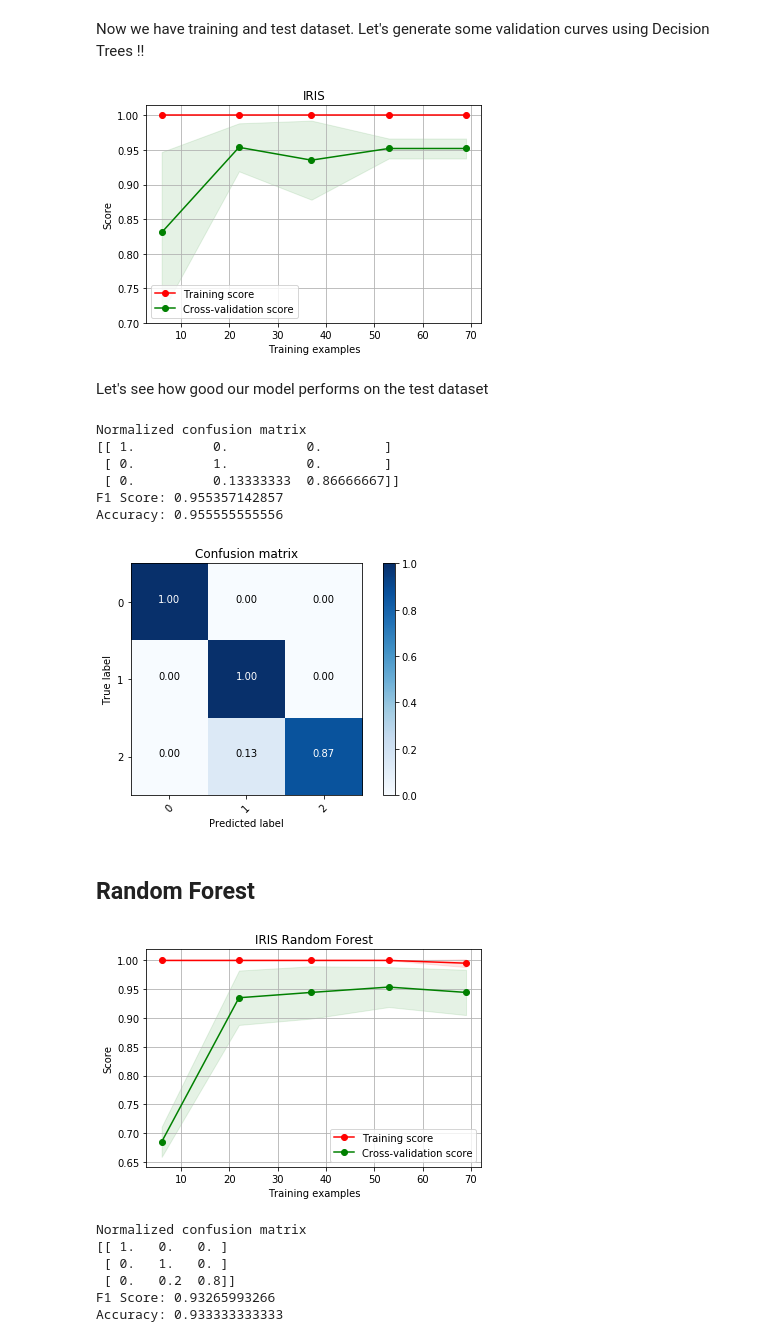
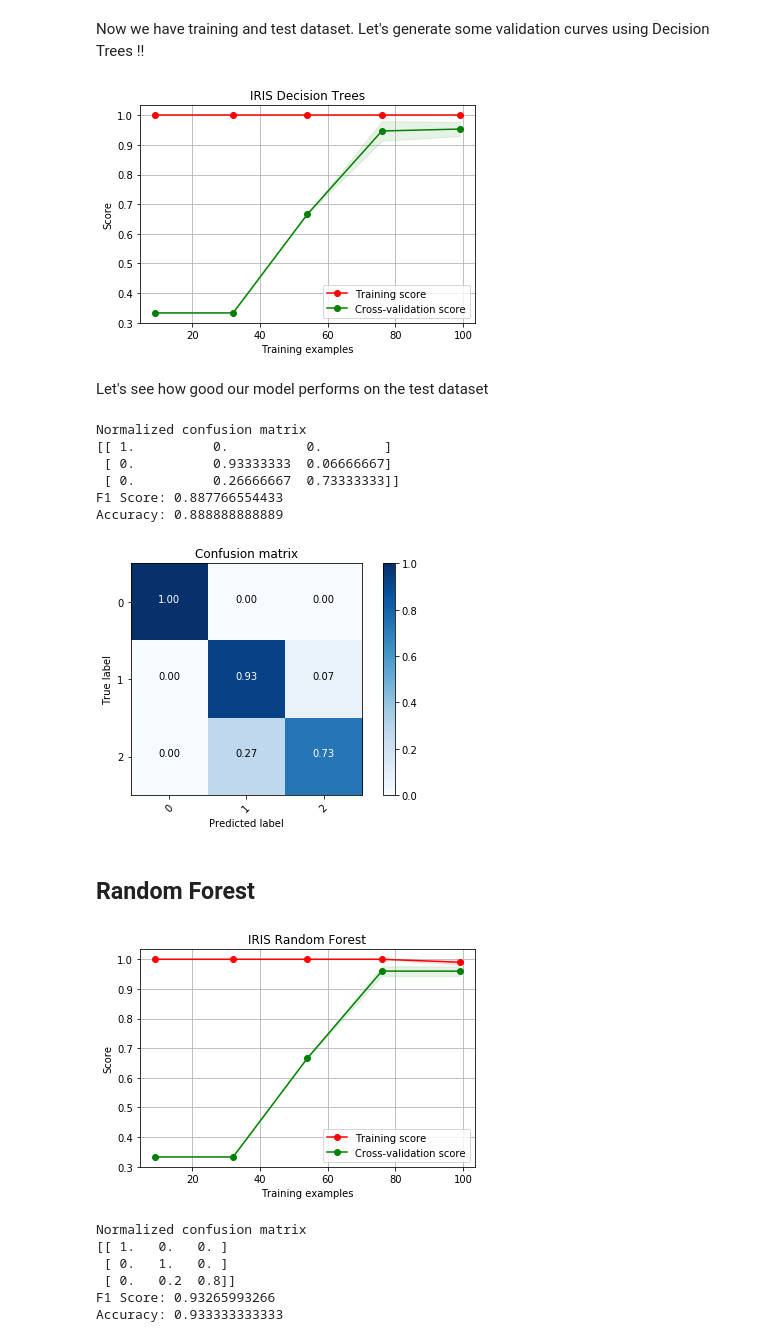
Before and after one commit to rameshgi/ml_course, a Jupyter notebook: Exercise2.ipynb, the cells around one changed output. Cells and saved outputs as stored; diff of their text form; code cells hidden in the pictures.

```diff
--- a/Exercise2.ipynb
+++ b/Exercise2.ipynb
@@ -54,8 +54,12 @@ plt.show()
 ### Split the dataset into test and train datasets ###
 # %%
 from sklearn.model_selection import train_test_split
+from sklearn import preprocessing
 
-X_train, X_test, y_train, y_test = train_test_split(iris.data, iris.target, train_size=0.7,
+scaler = preprocessing.StandardScaler().fit(iris.data)
+
+X_scaled = scaler.transform(iris.data)
+X_train, X_test, y_train, y_test = train_test_split(X_scaled, iris.target, train_size=0.8,
                                                     random_state=123456, stratify=iris.target)
 # %% [markdown]
 ### Plot target variable distribution for training dataset ###
@@ -201,13 +205,13 @@ Now we have training and test dataset. Let's generate some validation curves usi
 # %%
 from sklearn.tree import DecisionTreeClassifier
 from sklearn.model_selection import StratifiedKFold
 
 clf = DecisionTreeClassifier()
 cv = StratifiedKFold(shuffle=True, random_state=123456)
-p = plot_learning_curve(clf, "IRIS Decision Trees", X_train, y_train)
+p = plot_learning_curve(clf, "IRIS Decision Trees", X_scaled, iris.target)
 p.show()
 # %% [output]
-[figure, old version]
+[figure, new version]
 # %% [markdown]
 Let's see how good our model performs on the test dataset
 # %%
@@ -226,10 +230,10 @@ print "Accuracy: {}".format(accuracy_score(y_test, y_pred))
 # %% [output]
 Normalized confusion matrix
 [[ 1.          0.          0.        ]
- [ 0.          1.          0.        ]
- [ 0.          0.13333333  0.86666667]]
-F1 Score: 0.955357142857
-Accuracy: 0.955555555556
+ [ 0.          0.93333333  0.06666667]
+ [ 0.          0.26666667  0.73333333]]
+F1 Score: 0.887766554433
+Accuracy: 0.888888888889
 [figure]
 # %% [markdown]
 ## Random Forest ##
@@ -238,10 +242,10 @@ from sklearn.ensemble import RandomForestClassifier
 
 clf = RandomForestClassifier()
 cv = StratifiedKFold(shuffle=True, random_state=123456)
-p = plot_learning_curve(clf, "IRIS Random Forest", X_train, y_train)
+p = plot_learning_curve(clf, "IRIS Random Forest", X_scaled, iris.target)
 p.show()
 # %% [output]
-[figure, old version]
+[figure, new version]
 # %%
 clf.fit(X_train, y_train)
 y_pred = clf.predict(X_test)
```
Also changed, not shown: parts of 1 cell of this notebook.
